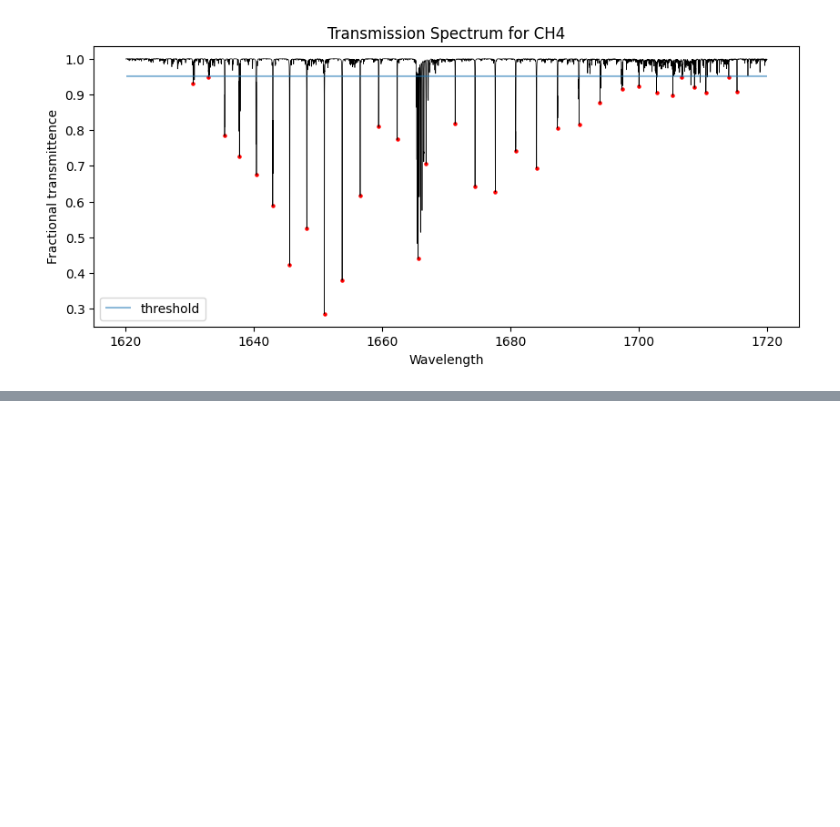
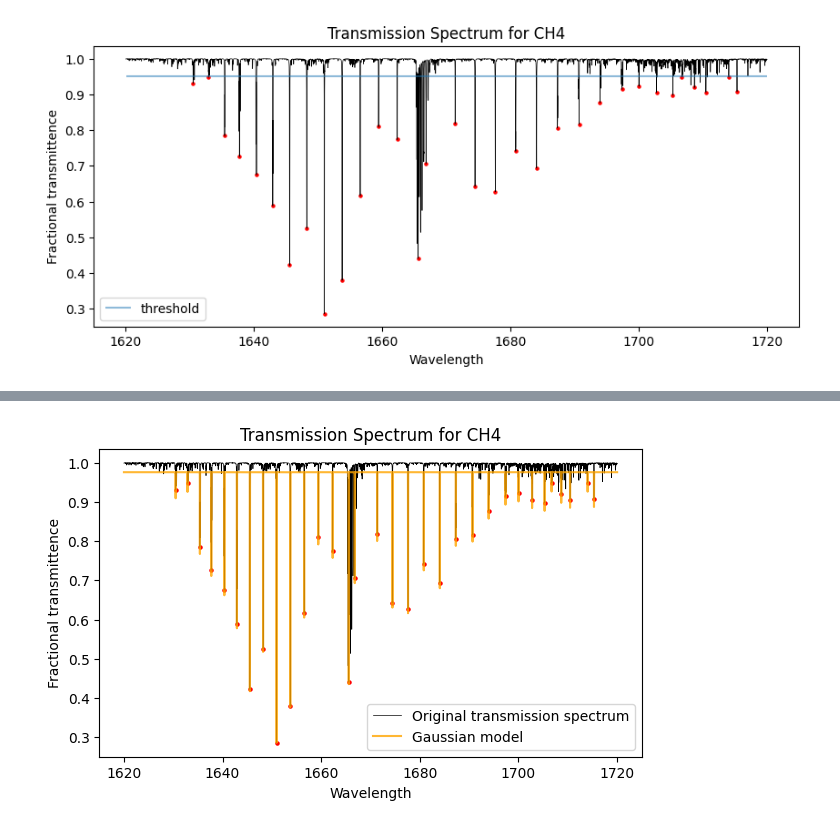
Before and after one commit to SAIL-Labs/FBG-Sensor, a Jupyter notebook: code/demos/tension_CH4.ipynb, the cells around one changed output, grey strips where cells are left out. Cells and saved outputs as stored; diff of their text form; code cells hidden in the pictures; blank space fills up the shorter version.

```diff
--- a/code/demos/tension_CH4.ipynb
+++ b/code/demos/tension_CH4.ipynb
@@ -61,0 +76,16 @@ plt.show()
+# %%
+wavelength_gauss, trans_gauss = generate_spectrum(subset, peaks, n=10000, sigma=1e-2, type='Gaussian')
+plt.figure(figsize=(7,4))
+plt.plot(subset[:, 0], subset[:,1], color='black', linewidth=0.5, label='Original transmission spectrum')
+plt.scatter(subset[peaks, 0], subset[peaks, 1], color='red', s=5)
+plt.plot(wavelength_gauss, trans_gauss, color='orange', alpha=0.8, label='Gaussian model')
+plt.xlabel('Wavelength')
+plt.ylabel('Fractional transmittence')
+plt.title('Transmission Spectrum for CH4')
+plt.legend()
+
+# plt.xlim((1645.4,1645.6))
+
+plt.show()
+# %% [output]
+[figure, added]
```
Also changed, not shown: parts of 1 cell of this notebook.
